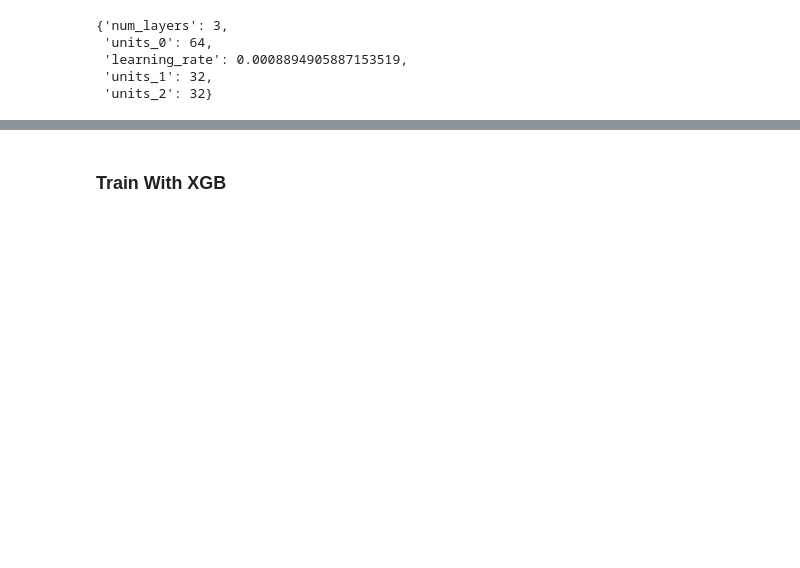
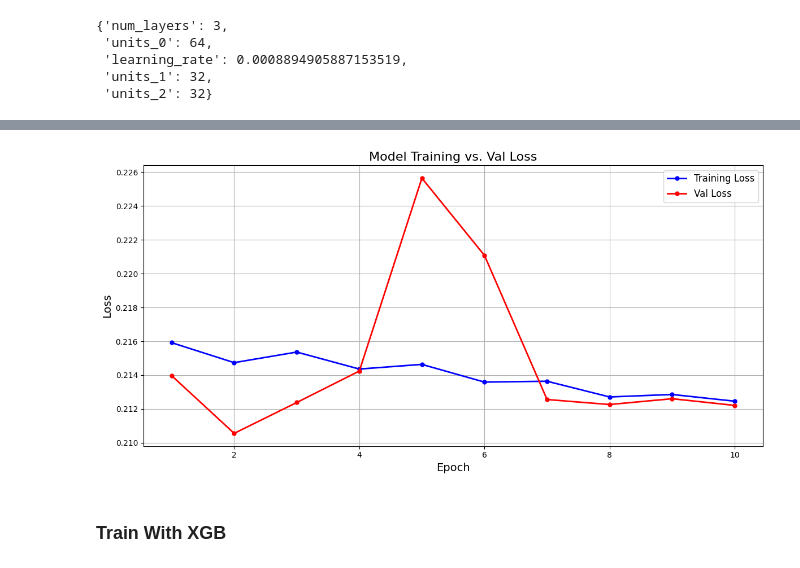
Before and after one commit to CSE151A-Project/151A-project, a Jupyter notebook: Milestone4.ipynb, the cells around one changed output, grey strips where cells are left out. Drawn from its saved outputs; the diff is of its cells as text; code cells hidden in the pictures; blank space fills up the shorter version.

```diff
--- a/Milestone4.ipynb
+++ b/Milestone4.ipynb
@@ -109,7 +158,7 @@ model_checkpoint = keras.callbacks.ModelCheckpoint(
 tuner = keras_tuner.RandomSearch(
     hypermodel=build_hp_model,
     objective='val_mean_squared_error',
-    max_trials=10,
+    max_trials=2,
     seed=10,
     executions_per_trial=3,
     overwrite=True,
@@ -163,3 +213,5 @@ best_hp.values
 # best_model.summary()
+# %%
+best_model = build_hp_model(best_hp)
 # %%
 # Evaluate the best model
@@ -168,0 +225,2 @@ best_hp.values
+# %%
+history_best = best_model.fit(X_train, y_train, epochs=10, batch_size=32, validation_data=(X_val, y_val))
@@ -169,2 +248,6 @@ best_hp.values
+# %%
+plot_loss_single(history_best)
+# %% [output]
+[figure, added]
 # %% [markdown]
 ### Train With XGB
```
Also changed, not shown: parts of 22 cells of this notebook.
